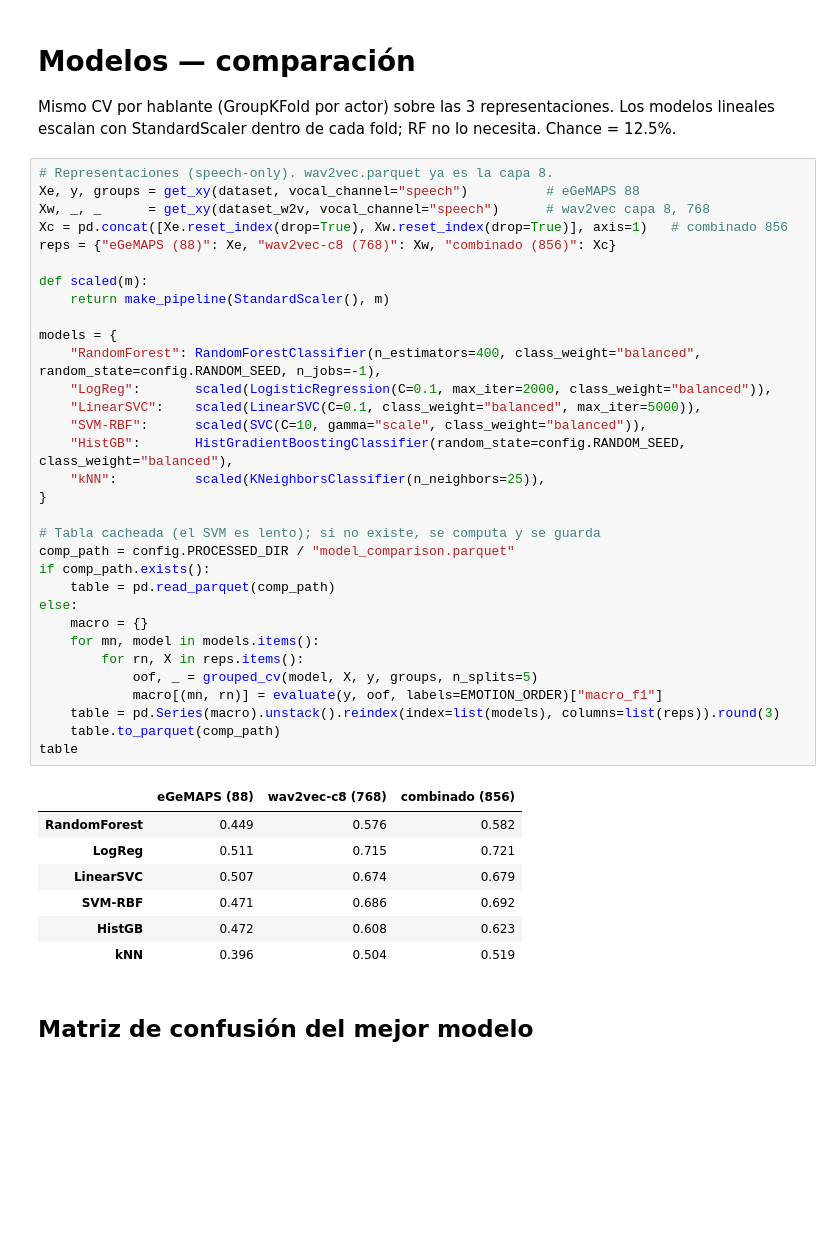
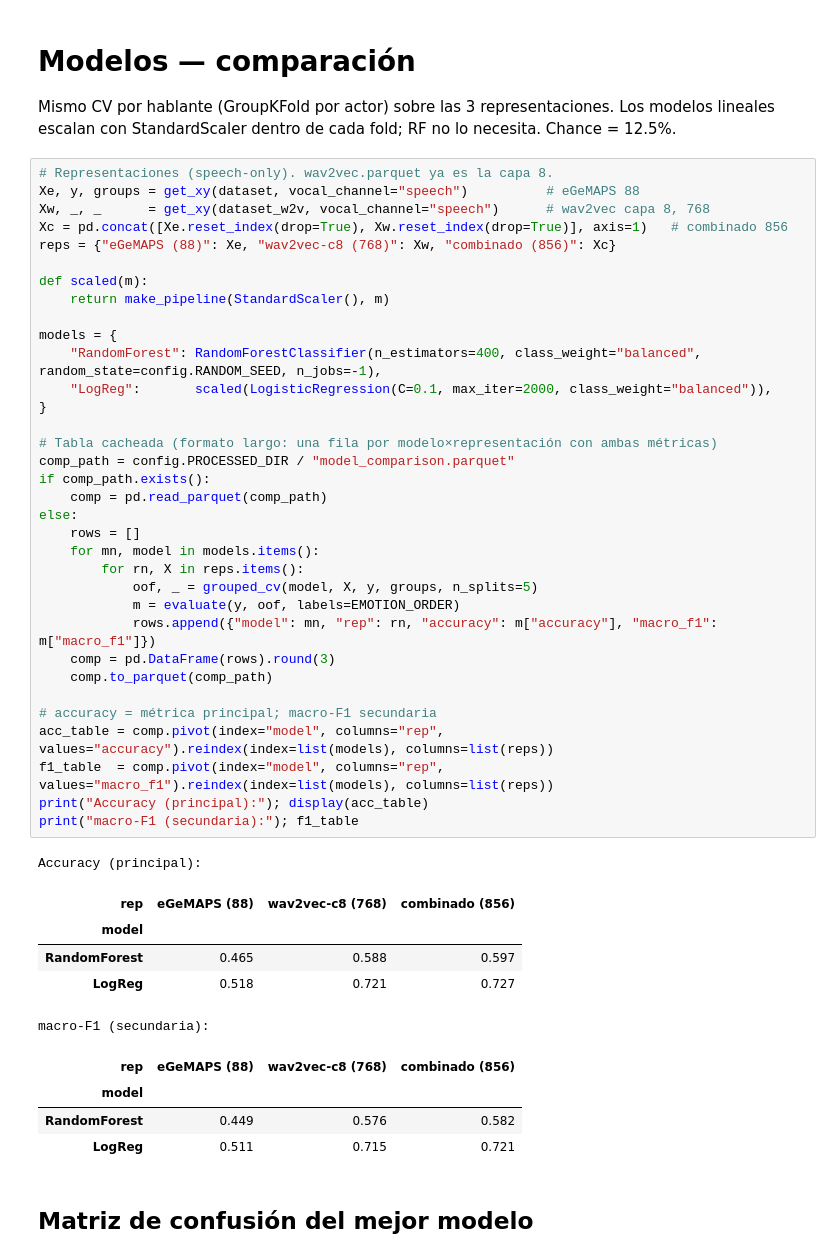
Before and after one commit to BautyGarcia/Gobbie, a Jupyter notebook: notebooks/main.ipynb, the cells around one changed output. Saved outputs shown, nothing was run; the diff lists cells and outputs as text; blank space fills up the shorter version.

```diff
--- a/notebooks/main.ipynb
+++ b/notebooks/main.ipynb
@@ -168,43 +167,48 @@ Mismo CV por hablante (GroupKFold por actor) sobre las 3 representaciones. Los m
 # %%
 # Representaciones (speech-only). wav2vec.parquet ya es la capa 8.
 Xe, y, groups = get_xy(dataset, vocal_channel="speech")          # eGeMAPS 88
 Xw, _, _      = get_xy(dataset_w2v, vocal_channel="speech")      # wav2vec capa 8, 768
 Xc = pd.concat([Xe.reset_index(drop=True), Xw.reset_index(drop=True)], axis=1)   # combinado 856
 reps = {"eGeMAPS (88)": Xe, "wav2vec-c8 (768)": Xw, "combinado (856)": Xc}
 
 def scaled(m):
     return make_pipeline(StandardScaler(), m)
 
 models = {
     "RandomForest": RandomForestClassifier(n_estimators=400, class_weight="balanced", random_state=config.RANDOM_SEED, n_jobs=-1),
     "LogReg":       scaled(LogisticRegression(C=0.1, max_iter=2000, class_weight="balanced")),
-    "LinearSVC":    scaled(LinearSVC(C=0.1, class_weight="balanced", max_iter=5000)),
-    "SVM-RBF":      scaled(SVC(C=10, gamma="scale", class_weight="balanced")),
-    "HistGB":       HistGradientBoostingClassifier(random_state=config.RANDOM_SEED, class_weight="balanced"),
-    "kNN":          scaled(KNeighborsClassifier(n_neighbors=25)),
 }
 
-# Tabla cacheada (el SVM es lento); si no existe, se computa y se guarda
+# Tabla cacheada (formato largo: una fila por modelo×representación con ambas métricas)
 comp_path = config.PROCESSED_DIR / "model_comparison.parquet"
 if comp_path.exists():
-    table = pd.read_parquet(comp_path)
+    comp = pd.read_parquet(comp_path)
 else:
-    macro = {}
+    rows = []
     for mn, model in models.items():
         for rn, X in reps.items():
             oof, _ = grouped_cv(model, X, y, groups, n_splits=5)
-            macro[(mn, rn)] = evaluate(y, oof, labels=EMOTION_ORDER)["macro_f1"]
-    table = pd.Series(macro).unstack().reindex(index=list(models), columns=list(reps)).round(3)
-    table.to_parquet(comp_path)
-table
+            m = evaluate(y, oof, labels=EMOTION_ORDER)
+            rows.append({"model": mn, "rep": rn, "accuracy": m["accuracy"], "macro_f1": m["macro_f1"]})
+    comp = pd.DataFrame(rows).round(3)
+    comp.to_parquet(comp_path)
+
+# accuracy = métrica principal; macro-F1 secundaria
+acc_table = comp.pivot(index="model", columns="rep", values="accuracy").reindex(index=list(models), columns=list(reps))
+f1_table  = comp.pivot(index="model", columns="rep", values="macro_f1").reindex(index=list(models), columns=list(reps))
+print("Accuracy (principal):"); display(acc_table)
+print("macro-F1 (secundaria):"); f1_table
 # %% [output]
+Accuracy (principal):
-|  | eGeMAPS (88) | wav2vec-c8 (768) | combinado (856) |
-| RandomForest | 0.449 | 0.576 | 0.582 |
-| LogReg | 0.511 | 0.715 | 0.721 |
-| LinearSVC | 0.507 | 0.674 | 0.679 |
-| SVM-RBF | 0.471 | 0.686 | 0.692 |
-| HistGB | 0.472 | 0.608 | 0.623 |
-| kNN | 0.396 | 0.504 | 0.519 |
+| rep | eGeMAPS (88) | wav2vec-c8 (768) | combinado (856) |
+| model |  |  |  |
+| RandomForest | 0.465 | 0.588 | 0.597 |
+| LogReg | 0.518 | 0.721 | 0.727 |
+macro-F1 (secundaria):
+| rep | eGeMAPS (88) | wav2vec-c8 (768) | combinado (856) |
+| model |  |  |  |
+| RandomForest | 0.449 | 0.576 | 0.582 |
+| LogReg | 0.511 | 0.715 | 0.721 |
 # %% [markdown]
 ## Matriz de confusión del mejor modelo
 # %%
```
Also changed, not shown: parts of 39 cells of this notebook, 10 other files.
